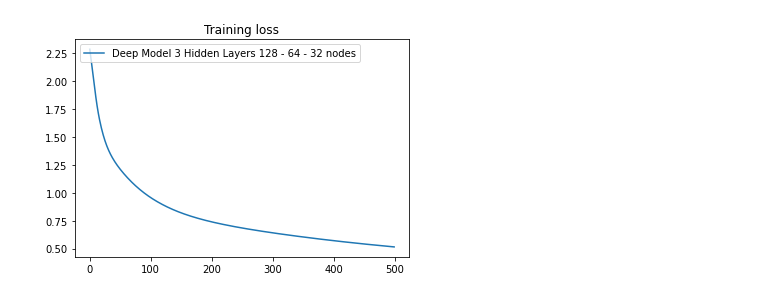
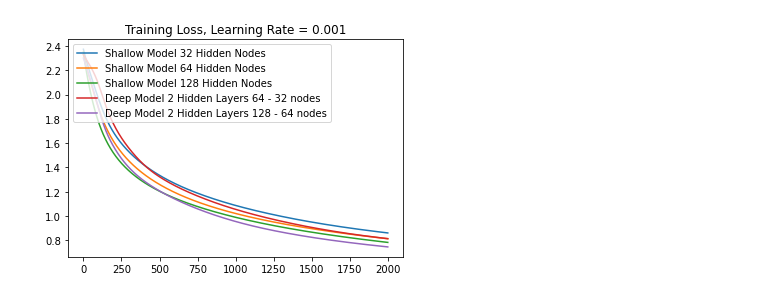
Before and after one commit to matthew-gries/ds4400-final-project, a Jupyter notebook: notebooks/neural_net.ipynb, the cells around one changed output. Drawn from its saved outputs; the diff is of its cells as text; code cells hidden in the pictures.

```diff
--- a/notebooks/neural_net.ipynb
+++ b/notebooks/neural_net.ipynb
@@ -268,14 +247,32 @@ Epoch [450]: average loss: 0.541220
+# %%
+def evaluate_model(model, x_data, y_data, batch_size):
+	dataset = GTZANDataset(x_data, y_data)
+	dataloader = DataLoader(dataset, batch_size=batch_size)
+
+	model.eval()
+
+	correct = 0
+	pred = 0
+
+	for x, y in dataloader:
+		y_pred = model(x)
+
+		y_pred_softmax = torch.log_softmax(y_pred, dim=1)
+		_, y_pred_tags = torch.max(y_pred_softmax, dim=1)
+
+		correct_pred = (y_pred_tags == y).float()
+		correct += int(correct_pred.sum())
+		pred += len(correct_pred)
+
+	acc = correct / pred
+	return acc
 # %%
-def plot_loss(outputs):
+def plot_loss(outputs, lr_title):
     legend = []
     for model_id, output in outputs.items():
         legend.append(model_id)
         losses = output["losses"]
         plt.plot(range(len(losses)), losses)
     plt.legend(legend, loc='upper left')
-    plt.title("Training loss")
+    plt.title(f"Training Loss, Learning Rate = {lr_title}")
     plt.show()
-# %%
-plot_loss(outputs=three_sec_training_results)
-# %% [output]
-[figure, removed]
@@ -303,0 +304,17 @@ def evaluate_model(model, x_data, y_data, batch_size):
+# %%
+best_lr = None
+best_avg_acc = None
+
+for lr, experiments in lr_experiment_dict.items():
+    test_accuracy = []
+    for title, result in experiments.items():
+        model = result["model"]
+        test_acc = evaluate_model(model, x_3_test, y_3_test, batch_size=BATCH_SIZE)
+        test_accuracy.append(test_acc)
+    avg_acc = sum(test_accuracy) / len(test_accuracy)
+    if best_lr is None:
+        best_lr = lr
+        best_avg_acc = avg_acc
+    elif avg_acc > best_avg_acc:
+        best_lr = lr
+        best_avg_acc = avg_acc
@@ -304 +323,5 @@ def evaluate_model(model, x_data, y_data, batch_size):
+# %%
+plot_loss(experiments, best_lr)
+# %% [output]
+[figure, added]
 # %%
```
Also changed, not shown: parts of 7 cells of this notebook.
